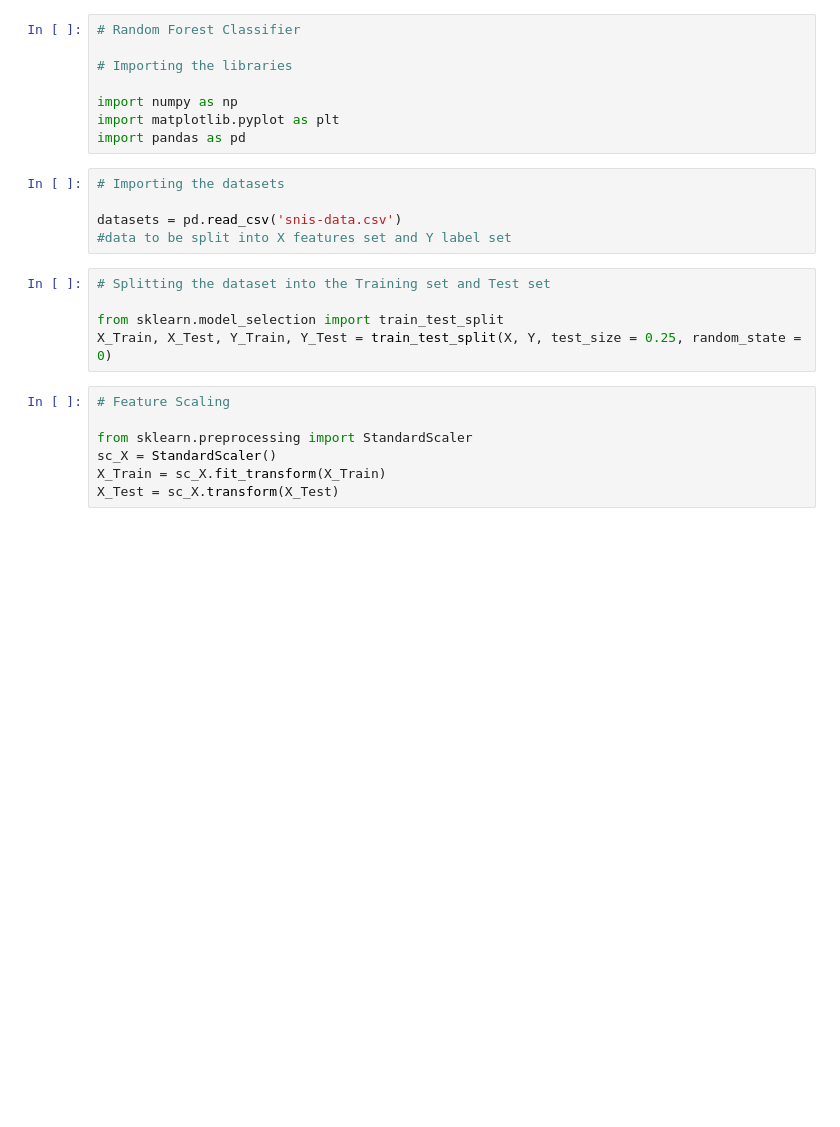
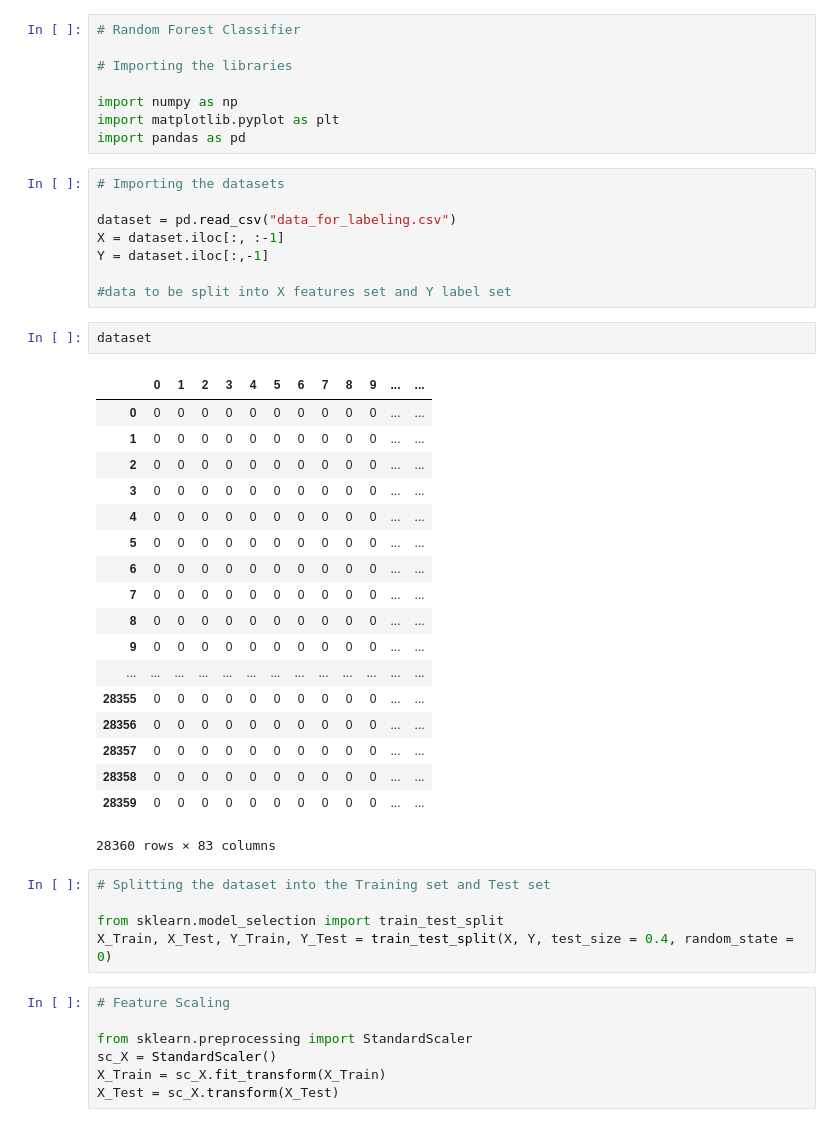
Before and after one commit to micnice/Random-forest-classifier, a Jupyter notebook: Random Forest Classifier.ipynb, the cells around one changed output. Cells and saved outputs as stored; diff of their text form; blank space fills up the shorter version.

```diff
--- a/Random Forest Classifier.ipynb
+++ b/Random Forest Classifier.ipynb
@@ -9,13 +9,37 @@ import pandas as pd
 # %%
 # Importing the datasets
 
-datasets = pd.read_csv('snis-data.csv')
+dataset = pd.read_csv("data_for_labeling.csv")
+X = dataset.iloc[:, :-1]
+Y = dataset.iloc[:,-1]
+
 #data to be split into X features set and Y label set
+# %%
+dataset
+# %% [output]
+|  | 0 | 1 | 2 | 3 | 4 | 5 | 6 | 7 | 8 | 9 | ... | ... |
+| 0 | 0 | 0 | 0 | 0 | 0 | 0 | 0 | 0 | 0 | 0 | ... | ... |
+| 1 | 0 | 0 | 0 | 0 | 0 | 0 | 0 | 0 | 0 | 0 | ... | ... |
+| 2 | 0 | 0 | 0 | 0 | 0 | 0 | 0 | 0 | 0 | 0 | ... | ... |
+| 3 | 0 | 0 | 0 | 0 | 0 | 0 | 0 | 0 | 0 | 0 | ... | ... |
+| 4 | 0 | 0 | 0 | 0 | 0 | 0 | 0 | 0 | 0 | 0 | ... | ... |
+| 5 | 0 | 0 | 0 | 0 | 0 | 0 | 0 | 0 | 0 | 0 | ... | ... |
+| 6 | 0 | 0 | 0 | 0 | 0 | 0 | 0 | 0 | 0 | 0 | ... | ... |
+| 7 | 0 | 0 | 0 | 0 | 0 | 0 | 0 | 0 | 0 | 0 | ... | ... |
+| 8 | 0 | 0 | 0 | 0 | 0 | 0 | 0 | 0 | 0 | 0 | ... | ... |
+| 9 | 0 | 0 | 0 | 0 | 0 | 0 | 0 | 0 | 0 | 0 | ... | ... |
+| ... | ... | ... | ... | ... | ... | ... | ... | ... | ... | ... | ... | ... |
+| 28355 | 0 | 0 | 0 | 0 | 0 | 0 | 0 | 0 | 0 | 0 | ... | ... |
+| 28356 | 0 | 0 | 0 | 0 | 0 | 0 | 0 | 0 | 0 | 0 | ... | ... |
+| 28357 | 0 | 0 | 0 | 0 | 0 | 0 | 0 | 0 | 0 | 0 | ... | ... |
+| 28358 | 0 | 0 | 0 | 0 | 0 | 0 | 0 | 0 | 0 | 0 | ... | ... |
+| 28359 | 0 | 0 | 0 | 0 | 0 | 0 | 0 | 0 | 0 | 0 | ... | ... |
+28360 rows × 83 columns
 # %%
 # Splitting the dataset into the Training set and Test set
 
 from sklearn.model_selection import train_test_split
-X_Train, X_Test, Y_Train, Y_Test = train_test_split(X, Y, test_size = 0.25, random_state = 0)
+X_Train, X_Test, Y_Train, Y_Test = train_test_split(X, Y, test_size = 0.4, random_state = 0)
 # %%
 # Feature Scaling
 
```
Also changed, not shown: parts of 4 cells of this notebook, 1 other file.
